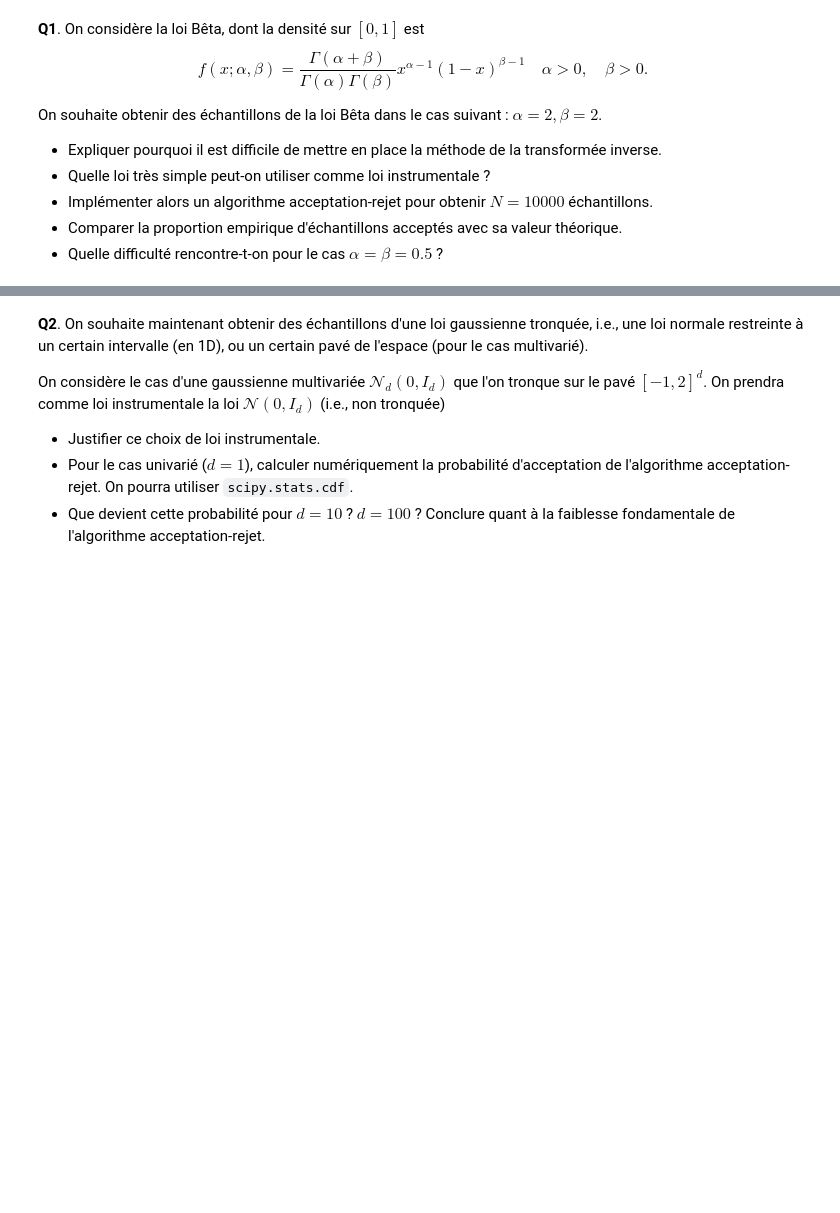
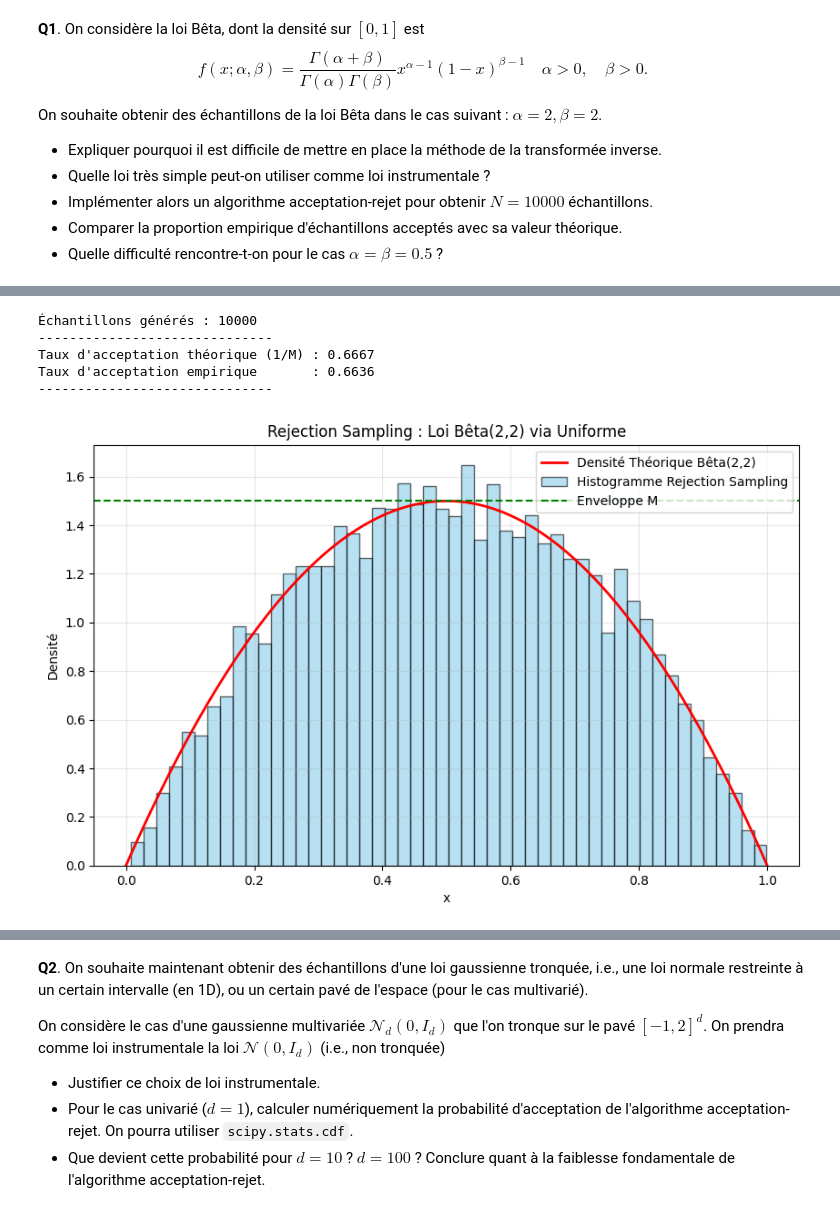
Before and after one commit to farahamorri/estim_av, a Jupyter notebook: tp1_gen_va.ipynb, the cells around one changed output, grey strips where cells are left out. Saved outputs shown, nothing was run; the diff lists cells and outputs as text; code cells hidden in the pictures; blank space fills up the shorter version.

```diff
--- a/tp1_gen_va.ipynb
+++ b/tp1_gen_va.ipynb
@@ -162,5 +197,70 @@ Votre réponse ici
 </div>
 # %%
-########
-### YOUR CODE HERE
-########
+import numpy as np
+import matplotlib.pyplot as plt
+import math
+
+# Paramètres
+alpha = 2
+beta = 2
+N = 10000
+M = 1.5     # Valeur max de la densité Beta(2,2) -> f(0.5) = 6*0.5*0.5 = 1.5
+
+
+def beta_pdf(x, alpha, beta):
+    coef = math.gamma(alpha + beta) / (math.gamma(alpha) * math.gamma(beta))
+    return coef * (x**(alpha - 1)) * ((1 - x)**(beta - 1))
+
+
+accepted_samples = []
+total_trials = 0 # Compteur pour le calcul du taux d'acceptation
+
+while len(accepted_samples) < N:
+    total_trials += 1
+
+    y = np.random.uniform(0, 1)
+    u = np.random.uniform(0, M)
+
+    limit = beta_pdf(y, alpha, beta)
+
+    #Test d'acceptation
+    if u <= limit:
+        accepted_samples.append(y)
+
+print(f"Échantillons générés : {len(accepted_samples)}")
+
+
+taux_empirique = N / total_trials
+taux_theorique = 1 / M
+
+print("-" * 30)
+print(f"Taux d'acceptation théorique (1/M) : {taux_theorique:.4f}")
+print(f"Taux d'acceptation empirique       : {taux_empirique:.4f}")
+print("-" * 30)
+
+
+plt.figure(figsize=(10, 6))
+
+x_vals = np.linspace(0, 1, 1000)
+y_vals = [beta_pdf(x, alpha, beta) for x in x_vals]
+plt.plot(x_vals, y_vals, 'r-', linewidth=2, label="Densité Théorique Bêta(2,2)")
+
+
+plt.hist(accepted_samples, bins=50, density=True, alpha=0.6, color='skyblue', edgecolor='black', label="Histogramme Rejection Sampling")
+
+# Enveloppe M * g(x) (Ici c'est juste une ligne horizontale à y=1.5)
+plt.axhline(y=M, color='green', linestyle='--', label='Enveloppe M')
+
+plt.title("Rejection Sampling : Loi Bêta(2,2) via Uniforme")
+plt.xlabel("x")
+plt.ylabel("Densité")
+plt.legend()
+plt.grid(True, alpha=0.3)
+plt.show()
+# %% [output]
+Échantillons générés : 10000
+------------------------------
+Taux d'acceptation théorique (1/M) : 0.6667
+Taux d'acceptation empirique       : 0.6636
+------------------------------
+[figure, added]
```
Also changed, not shown: parts of 18 cells of this notebook.
